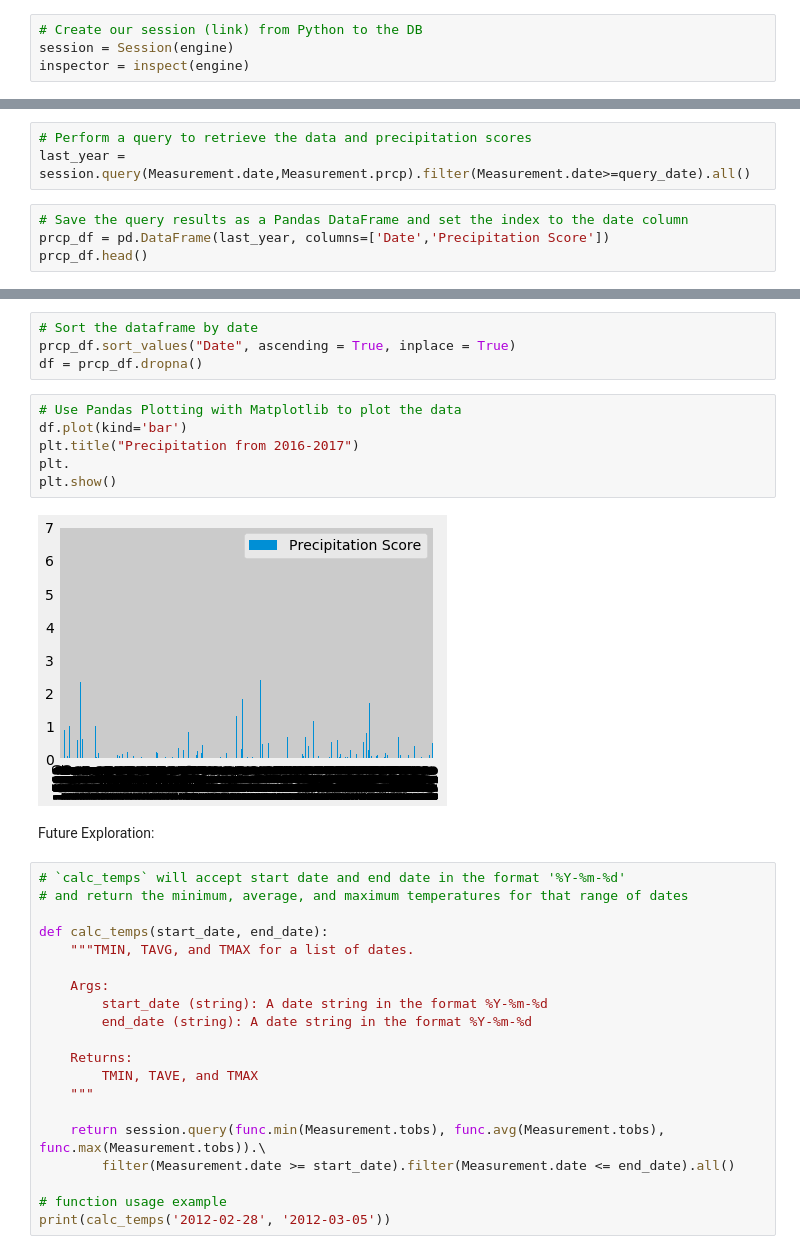
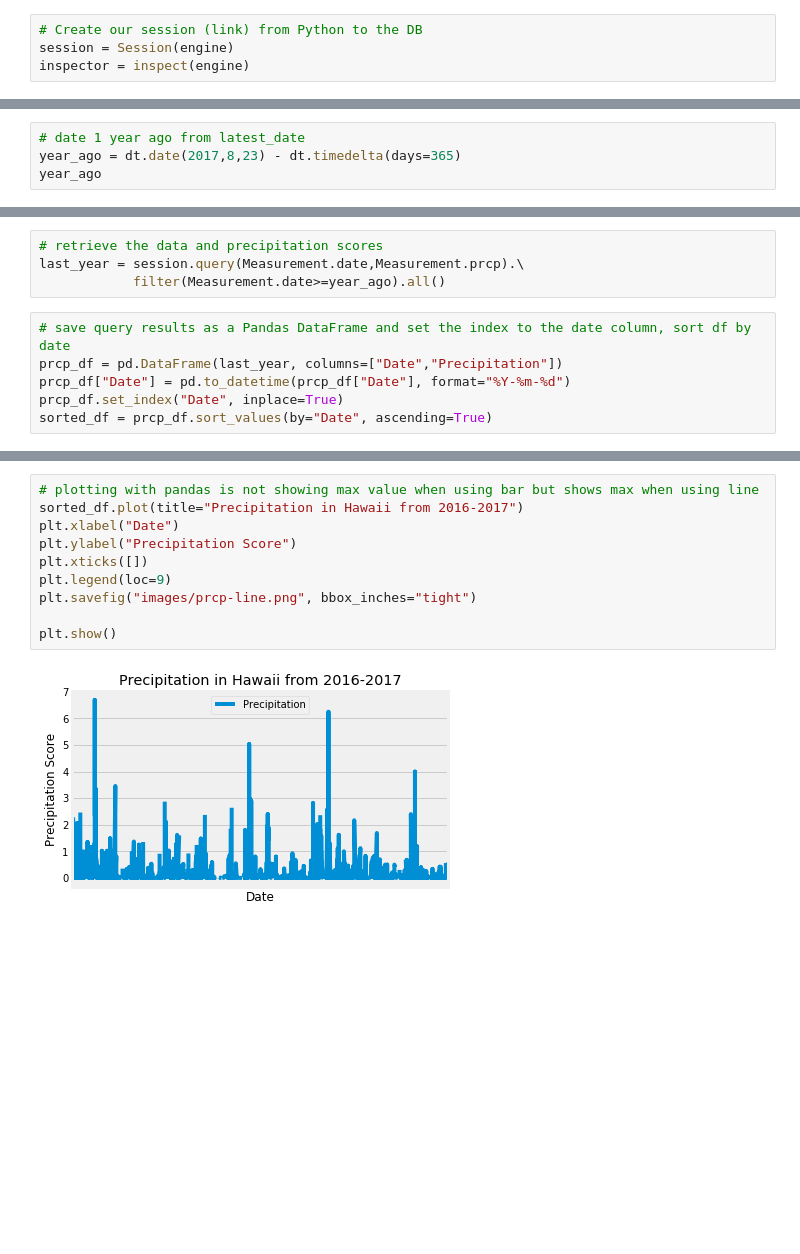
Before and after one commit to kathleeng77/Climate-Analysis, a Jupyter notebook: climate-analysis.ipynb, the cells around one changed output, grey strips where cells are left out. Saved outputs shown, nothing was run; the diff lists cells and outputs as text; blank space fills up the shorter version.

```diff
--- a/climate-analysis.ipynb
+++ b/climate-analysis.ipynb
@@ -55,0 +61,4 @@ query_date = dt.date(2017,8,23) - dt.timedelta(days=365)
+# %%
+# date 1 year ago from latest_date
+year_ago = dt.date(2017,8,23) - dt.timedelta(days=365)
+year_ago
@@ -56,7 +67,10 @@ query_date = dt.date(2017,8,23) - dt.timedelta(days=365)
 # %%
-# Perform a query to retrieve the data and precipitation scores
-last_year = session.query(Measurement.date,Measurement.prcp).filter(Measurement.date>=query_date).all()
+# retrieve the data and precipitation scores
+last_year = session.query(Measurement.date,Measurement.prcp).\
+            filter(Measurement.date>=year_ago).all()
 # %%
-# Save the query results as a Pandas DataFrame and set the index to the date column
-prcp_df = pd.DataFrame(last_year, columns=['Date','Precipitation Score'])
-prcp_df.head()
+# save query results as a Pandas DataFrame and set the index to the date column, sort df by date
+prcp_df = pd.DataFrame(last_year, columns=["Date","Precipitation"])
+prcp_df["Date"] = pd.to_datetime(prcp_df["Date"], format="%Y-%m-%d")
+prcp_df.set_index("Date", inplace=True)
+sorted_df = prcp_df.sort_values(by="Date", ascending=True)
@@ -70,34 +77,12 @@ prcp_df.head()
-# %%
-# Sort the dataframe by date
-prcp_df.sort_values("Date", ascending = True, inplace = True)
-df = prcp_df.dropna()
-# %%
-# Use Pandas Plotting with Matplotlib to plot the data
-df.plot(kind='bar')
-plt.title("Precipitation from 2016-2017")
-plt.
-plt.show()
-# %% [output]
-[figure, removed]
-# %% [markdown]
-Future Exploration:
-# %%
-# `calc_temps` will accept start date and end date in the format '%Y-%m-%d'
-# and return the minimum, average, and maximum temperatures for that range of dates
-
-def calc_temps(start_date, end_date):
-    """TMIN, TAVG, and TMAX for a list of dates.
-
-    Args:
-        start_date (string): A date string in the format %Y-%m-%d
-        end_date (string): A date string in the format %Y-%m-%d
-
-    Returns:
-        TMIN, TAVE, and TMAX
-    """
-
-    return session.query(func.min(Measurement.tobs), func.avg(Measurement.tobs), func.max(Measurement.tobs)).\
-        filter(Measurement.date >= start_date).filter(Measurement.date <= end_date).all()
-
-# function usage example
-print(calc_temps('2012-02-28', '2012-03-05'))
+# %%
+# plotting with pandas is not showing max value when using bar but shows max when using line
+sorted_df.plot(title="Precipitation in Hawaii from 2016-2017")
+plt.xlabel("Date")
+plt.ylabel("Precipitation Score")
+plt.xticks([])
+plt.legend(loc=9)
+plt.savefig("images/prcp-line.png", bbox_inches="tight")
+
+plt.show()
+# %% [output]
+[figure, added]
```
Also changed, not shown: parts of 28 cells of this notebook, 3 other files.
